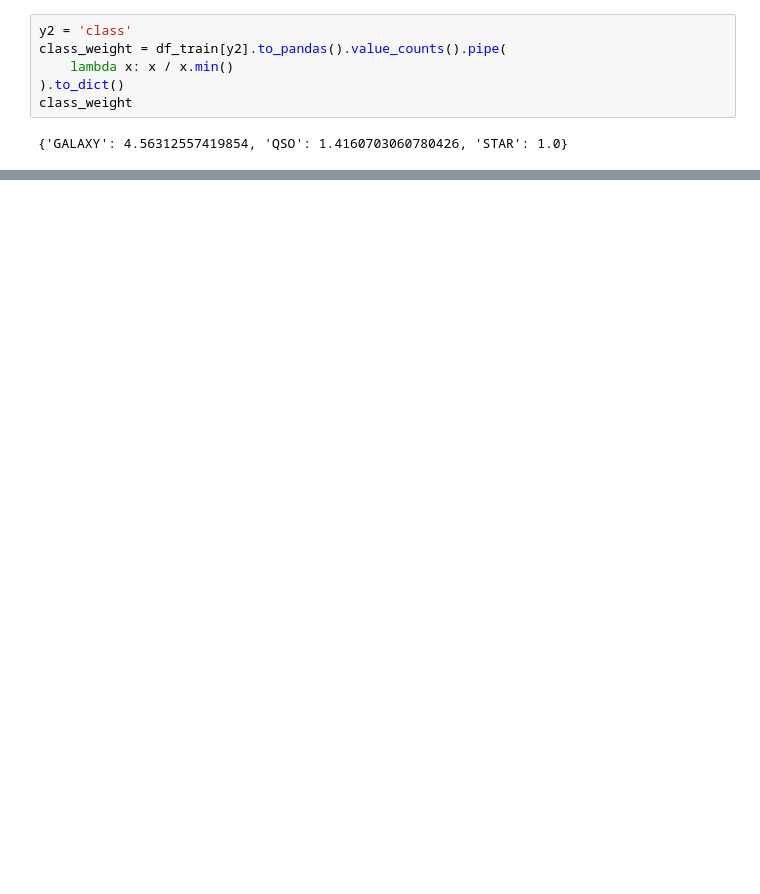
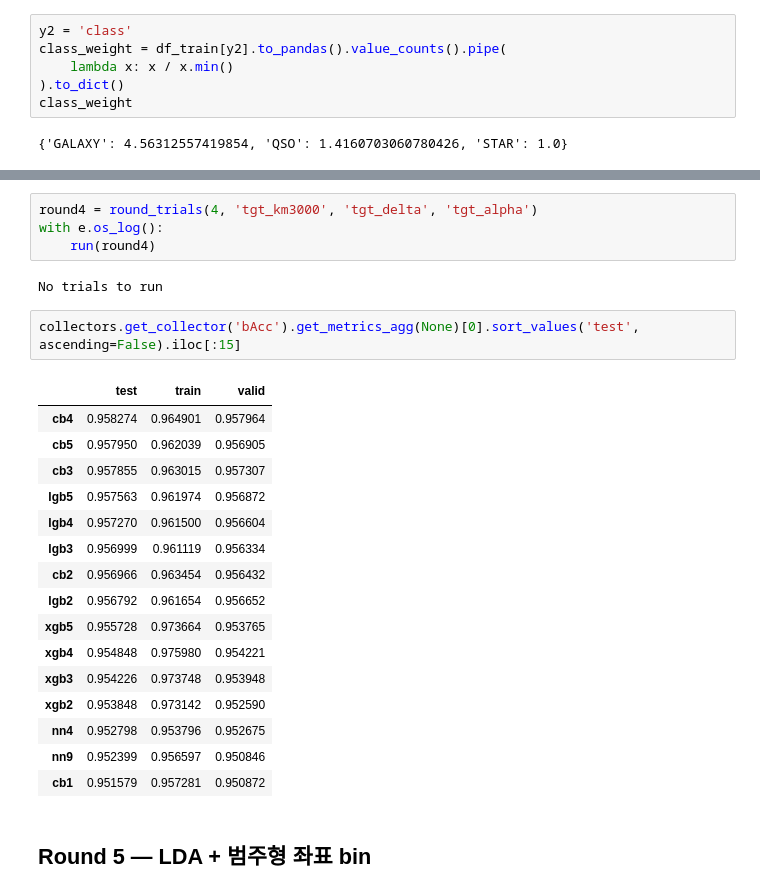
Before and after one commit to sunkusun9/ml-lab, a Jupyter notebook: examples/kaggle_s6e6/2. Second Phase.ipynb, the cells around one changed output, grey strips where cells are left out. Drawn from its saved outputs; the diff is of its cells as text; blank space fills up the shorter version.

```diff
--- a/examples/kaggle_s6e6/2. Second Phase.ipynb
+++ b/examples/kaggle_s6e6/2. Second Phase.ipynb
@@ -589,0 +543,27 @@ No error nodes found
+# %%
+round4 = round_trials(4, 'tgt_km3000', 'tgt_delta', 'tgt_alpha')
+with e.os_log():
+    run(round4)
+# %% [output]
+No trials to run
+# %%
+collectors.get_collector('bAcc').get_metrics_agg(None)[0].sort_values('test', ascending=False).iloc[:15]
+# %% [output]
+|  | test | train | valid |
+| cb4 | 0.958274 | 0.964901 | 0.957964 |
+| cb5 | 0.957950 | 0.962039 | 0.956905 |
+| cb3 | 0.957855 | 0.963015 | 0.957307 |
+| lgb5 | 0.957563 | 0.961974 | 0.956872 |
+| lgb4 | 0.957270 | 0.961500 | 0.956604 |
+| lgb3 | 0.956999 | 0.961119 | 0.956334 |
+| cb2 | 0.956966 | 0.963454 | 0.956432 |
+| lgb2 | 0.956792 | 0.961654 | 0.956652 |
+| xgb5 | 0.955728 | 0.973664 | 0.953765 |
+| xgb4 | 0.954848 | 0.975980 | 0.954221 |
+| xgb3 | 0.954226 | 0.973748 | 0.953948 |
+| xgb2 | 0.953848 | 0.973142 | 0.952590 |
+| nn4 | 0.952798 | 0.953796 | 0.952675 |
+| nn9 | 0.952399 | 0.956597 | 0.950846 |
+| cb1 | 0.951579 | 0.957281 | 0.950872 |
+# %% [markdown]
+## Round 5 — LDA + 범주형 좌표 bin
```
Also changed, not shown: parts of 78 cells of this notebook.
